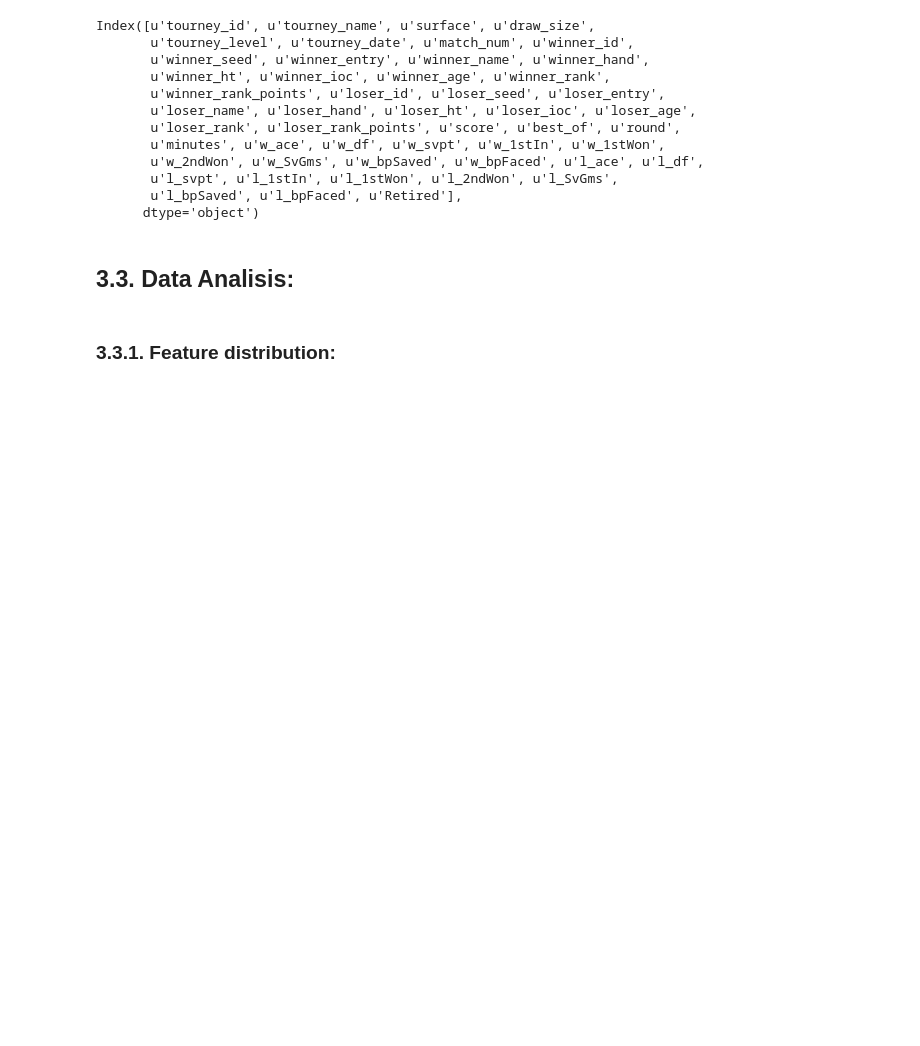
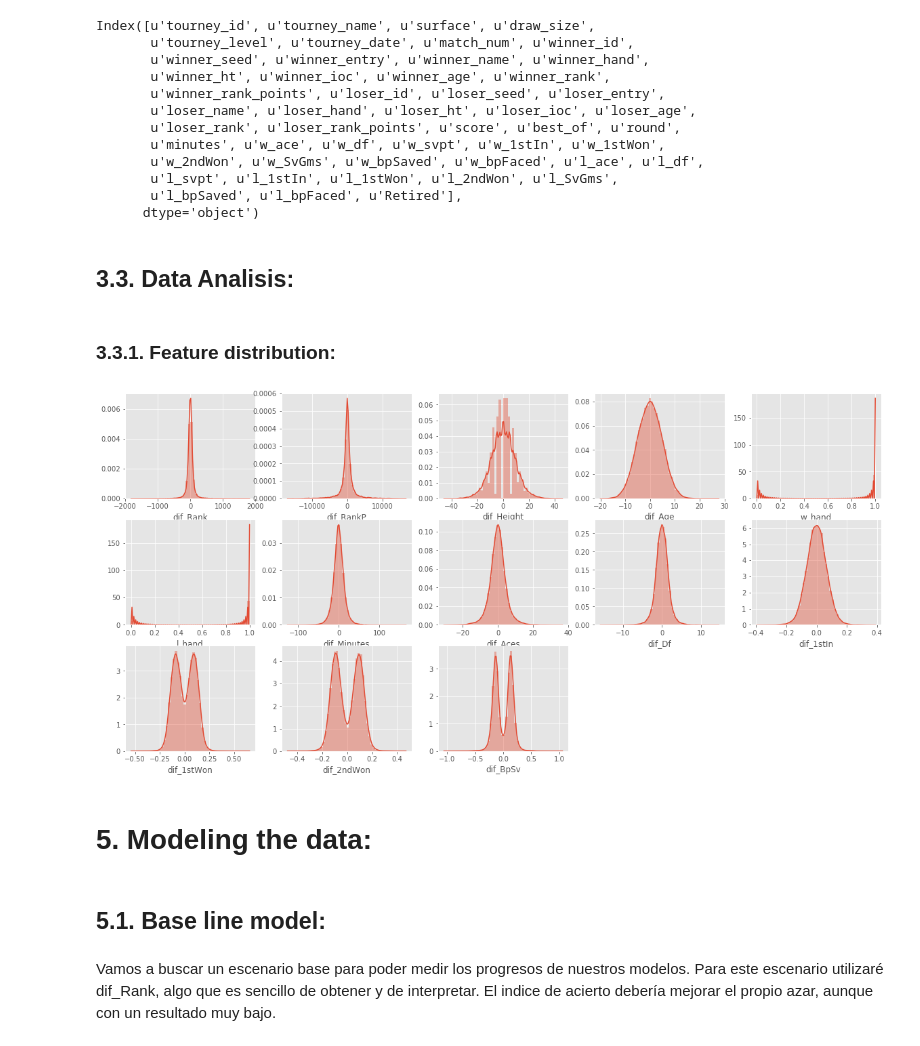
Before and after one commit to ISANJUA/TFM_ML4sportsBets, a Jupyter notebook: Resumen 3. Feature Extraction, Transformations and Cleansing.ipynb, the cells around one changed output. Cells and saved outputs as stored; diff of their text form; code cells hidden in the pictures; blank space fills up the shorter version.

```diff
--- a/Resumen 3. Feature Extraction, Transformations and Cleansing.ipynb
+++ b/Resumen 3. Feature Extraction, Transformations and Cleansing.ipynb
@@ -454,0 +874,3 @@ framesDCWO2.head()
+# %%
+framesDCWO2['dif_RankP'] = framesDCWO2['winner_rank_points'] - framesDCWO2['loser_rank_points']
+framesDCWO2.loc[1::2,'dif_RankP'] = - framesDCWO2['winner_rank_points'] + framesDCWO2['loser_rank_points']
@@ -454,0 +918,3 @@ framesDCWO2.head()
+# %%
+framesDCWO2['Y'] = 1
+framesDCWO2.loc[1::2,'Y'] = 0
@@ -454,0 +923,3 @@ framesDCWO2.head()
+# %%
+TennisDF = framesDCWO2[['Y','dif_Rank','dif_RankP','dif_Height','dif_Age','w_hand','l_hand','dif_Minutes','dif_Aces',
+                        'dif_Df','dif_1stIn','dif_1stWon', 'dif_2ndWon','dif_BpSv']]
@@ -454,0 +956,2 @@ framesDCWO2.head()
+# %%
+TennisDF = TennisDF.dropna()
@@ -498,3 +1061,16 @@ Index([u'tourney_id', u'tourney_name', u'surface', u'draw_size',
 ## 3.3. Data Analisis:
 # %% [markdown]
 ### 3.3.1. Feature distribution:
+# %%
+plt.figure(figsize=(20,20))
+for index,col in enumerate(TennisDF.columns):
+    plt.subplot(6,5,index+1)
+    sns.distplot(TennisDF[col])
+# %% [output]
+[figure, added]
+# %% [markdown]
+# 5. Modeling the data:
+# %% [markdown]
+## 5.1. Base line model:
+# %% [markdown]
+Vamos a buscar un escenario base para poder medir los progresos de nuestros modelos. Para este escenario utilizaré dif_Rank, algo que es sencillo de obtener y de interpretar. El indice de acierto debería mejorar el propio azar, aunque con un resultado muy bajo.
```
Also changed, not shown: parts of 137 cells of this notebook.
